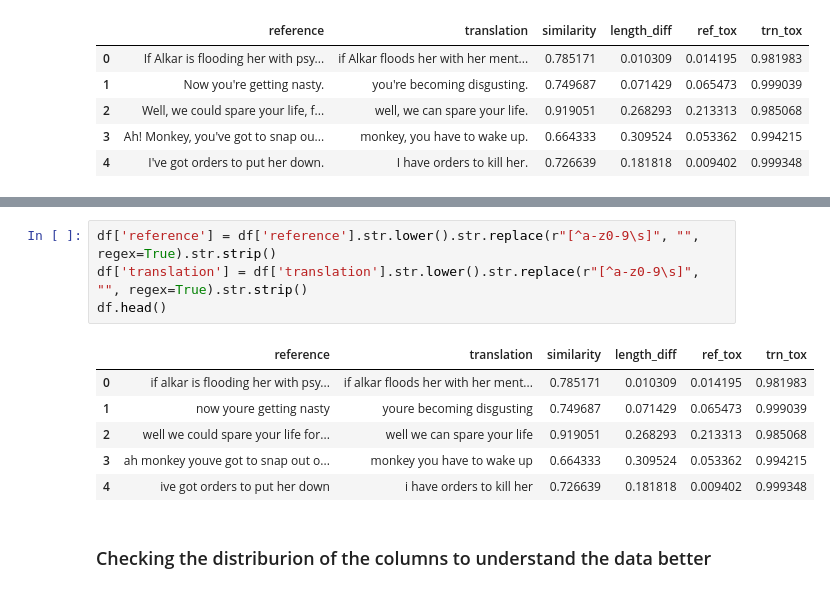
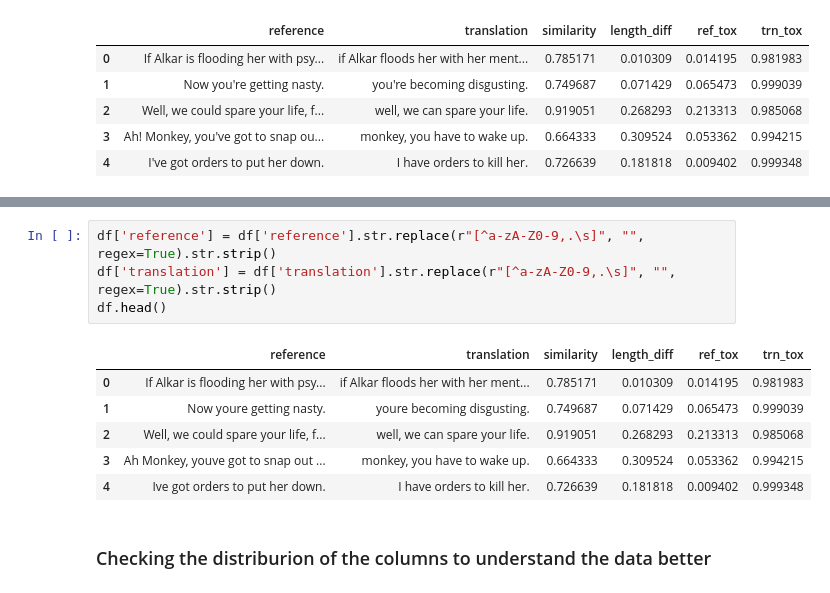
Before and after one commit to rootint/text-detoxification, a Jupyter notebook: notebooks/1.0_data_exploration.ipynb, the cells around one changed output, grey strips where cells are left out. Saved outputs shown, nothing was run; the diff lists cells and outputs as text.

```diff
--- a/notebooks/data_exploration.ipynb
+++ b/notebooks/1.0_data_exploration.ipynb
@@ -35,14 +37,14 @@ df.head()
 # %%
-df['reference'] = df['reference'].str.lower().str.replace(r"[^a-z0-9\s]", "", regex=True).str.strip()
-df['translation'] = df['translation'].str.lower().str.replace(r"[^a-z0-9\s]", "", regex=True).str.strip()
+df['reference'] = df['reference'].str.replace(r"[^a-zA-Z0-9,.\s]", "", regex=True).str.strip()
+df['translation'] = df['translation'].str.replace(r"[^a-zA-Z0-9,.\s]", "", regex=True).str.strip()
 df.head()
 # %% [output]
 |  | reference | translation | similarity | length_diff | ref_tox | trn_tox |
-| 0 | if alkar is flooding her with psy... | if alkar floods her with her ment... | 0.785171 | 0.010309 | 0.014195 | 0.981983 |
-| 1 | now youre getting nasty | youre becoming disgusting | 0.749687 | 0.071429 | 0.065473 | 0.999039 |
-| 2 | well we could spare your life for... | well we can spare your life | 0.919051 | 0.268293 | 0.213313 | 0.985068 |
-| 3 | ah monkey youve got to snap out o... | monkey you have to wake up | 0.664333 | 0.309524 | 0.053362 | 0.994215 |
-| 4 | ive got orders to put her down | i have orders to kill her | 0.726639 | 0.181818 | 0.009402 | 0.999348 |
+| 0 | If Alkar is flooding her with psy... | if Alkar floods her with her ment... | 0.785171 | 0.010309 | 0.014195 | 0.981983 |
+| 1 | Now youre getting nasty. | youre becoming disgusting. | 0.749687 | 0.071429 | 0.065473 | 0.999039 |
+| 2 | Well, we could spare your life, f... | well, we can spare your life. | 0.919051 | 0.268293 | 0.213313 | 0.985068 |
+| 3 | Ah Monkey, youve got to snap out ... | monkey, you have to wake up. | 0.664333 | 0.309524 | 0.053362 | 0.994215 |
+| 4 | Ive got orders to put her down. | I have orders to kill her. | 0.726639 | 0.181818 | 0.009402 | 0.999348 |
 # %% [markdown]
 ### Checking the distriburion of the columns to understand the data better
 # %%
```
Also changed, not shown: parts of 14 cells of this notebook, 12 other files.
